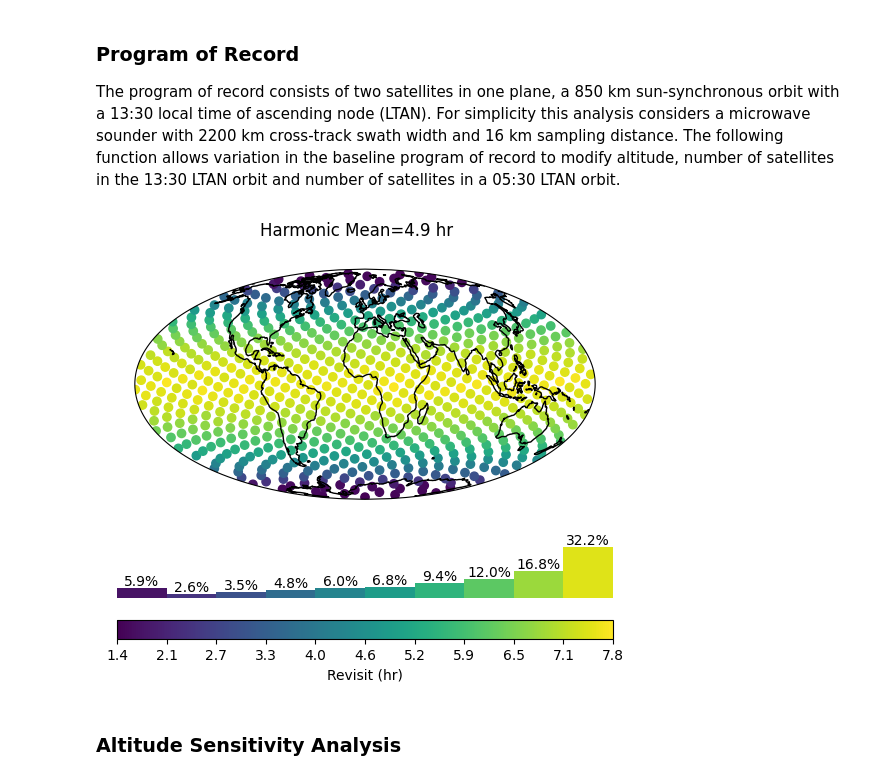
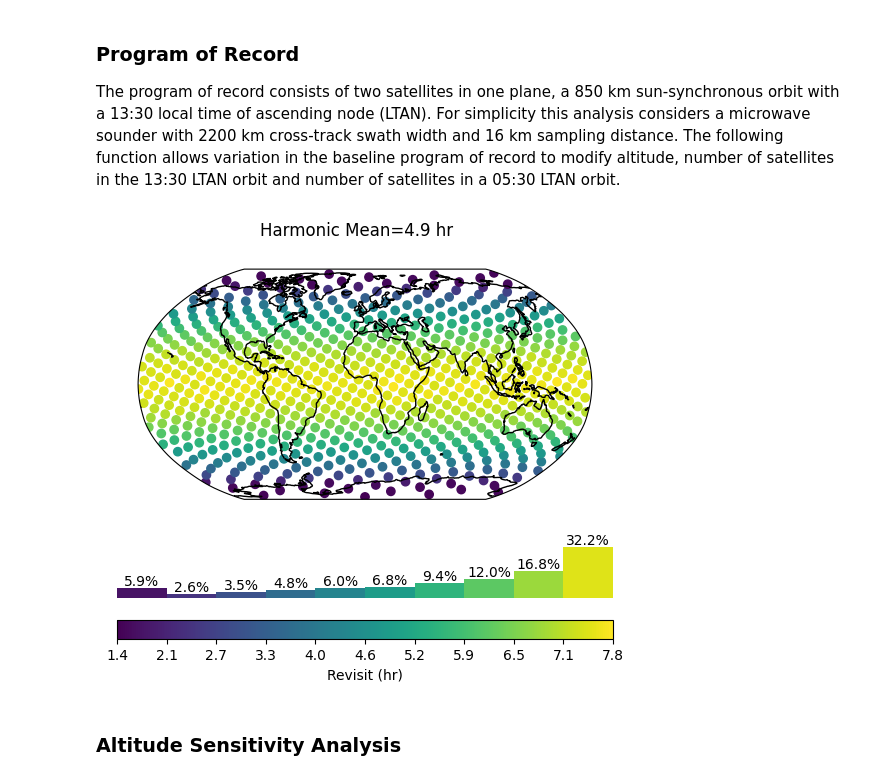
Before and after one commit to code-lab-org/tatc-aspen, a Jupyter notebook: TATC-SmallTradespace.ipynb, the cells around one changed output. Drawn from its saved outputs; the diff is of its cells as text; code cells hidden in the pictures.

```diff
--- a/TATC-SmallTradespace.ipynb
+++ b/TATC-SmallTradespace.ipynb
@@ -69,13 +69,13 @@ def revisit_analysis(
         delayed(collect_observations)(
             point,
             satellite,
-            instrument,
             start,
             start + duration,
+            i,
         )
         for point in points
         for satellite in satellites
-        for instrument in satellite.instruments
+        for i, _ in enumerate(satellite.instruments)
     )
 
     # merge the parallel-processed observation dataframes into a single dataframe
@@ -96,7 +96,7 @@ def revisit_analysis(
     fig = plt.figure()
     gs = GridSpec(nrows=3, ncols=1, figure=fig, height_ratios=[3, 1, 0.25])
     axs = [
-        plt.subplot(gs[0, 0], projection=ccrs.Mollweide()),
+        plt.subplot(gs[0, 0], projection=ccrs.Robinson()),
         plt.subplot(gs[1, 0]),
         plt.subplot(gs[2, 0]),
     ]
@@ -145,9 +145,10 @@ def revisit_analysis(
 
 The program of record consists of two satellites in one plane, a 850 km sun-synchronous orbit with a 13:30 local time of ascending node (LTAN). For simplicity this analysis considers a microwave sounder with 2200 km cross-track swath width and 16 km sampling distance. The following function allows variation in the baseline program of record to modify altitude, number of satellites in the 13:30 LTAN orbit and number of satellites in a 05:30 LTAN orbit.
 # %%
-from tatc.schemas import WalkerConstellation, SunSynchronousOrbit, Instrument
+from tatc.schemas import WalkerConstellation, SunSynchronousOrbit, PointedInstrument
 from tatc.utils import (
     swath_width_to_field_of_regard,
+    swath_width_to_field_of_view,
     along_track_distance_to_access_time,
 )
 
@@ -160,15 +161,18 @@ def program_of_record(altitude=850e3, num_satellites_1330=2, num_satellites_0530
         equator_crossing_ascending=True,
         true_anomaly=0,
     )
-    sounder_1330 = Instrument(
+    sounder_1330 = PointedInstrument(
         name="Microwave Sounder",
-        field_of_regard=swath_width_to_field_of_regard(orbit_1330.altitude, 2200000),
+        field_of_regard=swath_width_to_field_of_regard(orbit_1330.altitude, 2200e3),
         min_access_time=timedelta(
             seconds=along_track_distance_to_access_time(
-                orbit_1330.altitude, orbit_1330.get_inclination(), 16000
+                orbit_1330.altitude, orbit_1330.get_inclination(), 16e3
             )
         ),
         access_time_fixed=True,
+        cross_track_field_of_view=swath_width_to_field_of_view(altitude, 2200e3),
+        along_track_field_of_view=swath_width_to_field_of_view(altitude, 16e3 * 10),
+        is_rectangular=True,
     )
     const_1330 = WalkerConstellation(
         name="13:30",
@@ -178,37 +182,40 @@ def program_of_record(altitude=850e3, num_satellites_1330=2, num_satellites_0530
         number_planes=1,
     )
     if num_satellites_0530 == 0:
         return const_1330.generate_members()
     orbit_0530 = SunSynchronousOrbit(
         altitude=altitude,
         epoch=start,
         equator_crossing_time="05:30",
         equator_crossing_ascending=True,
         true_anomaly=0,
     )
-    sounder_0530 = Instrument(
+    sounder_0530 = PointedInstrument(
         name="MW Sounder",
-        field_of_regard=swath_width_to_field_of_regard(orbit_0530.altitude, 2200000),
+        field_of_regard=swath_width_to_field_of_regard(orbit_0530.altitude, 2200e3),
         min_access_time=timedelta(
             seconds=along_track_distance_to_access_time(
-                orbit_0530.altitude, orbit_0530.get_inclination(), 16000
+                orbit_0530.altitude, orbit_0530.get_inclination(), 16e3
             )
         ),
         access_time_fixed=True,
+        cross_track_field_of_view=swath_width_to_field_of_view(altitude, 2200e3),
+        along_track_field_of_view=swath_width_to_field_of_view(altitude, 16e3 * 10),
+        is_rectangular=True,
     )
     const_0530 = WalkerConstellation(
         name="05:30",
         orbit=orbit_0530,
         instruments=[sounder_0530],
         number_satellites=num_satellites_0530,
         number_planes=1,
     )
     return const_1330.generate_members() + const_0530.generate_members()
 
 
 results = revisit_analysis(start, timedelta(days=30), program_of_record(), points)
 # %% [output]
-[figure, old version]
+[figure, new version]
 # %% [markdown]
 ### Altitude Sensitivity Analysis
 # %%
```
Also changed, not shown: parts of 3 cells of this notebook.
